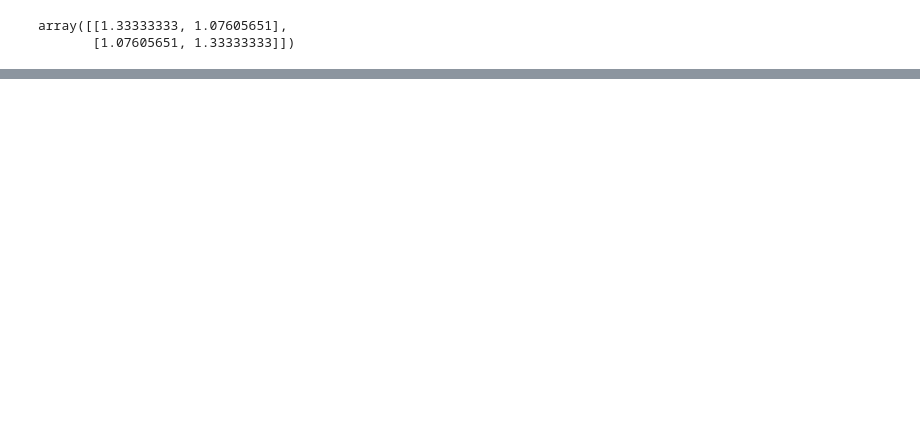
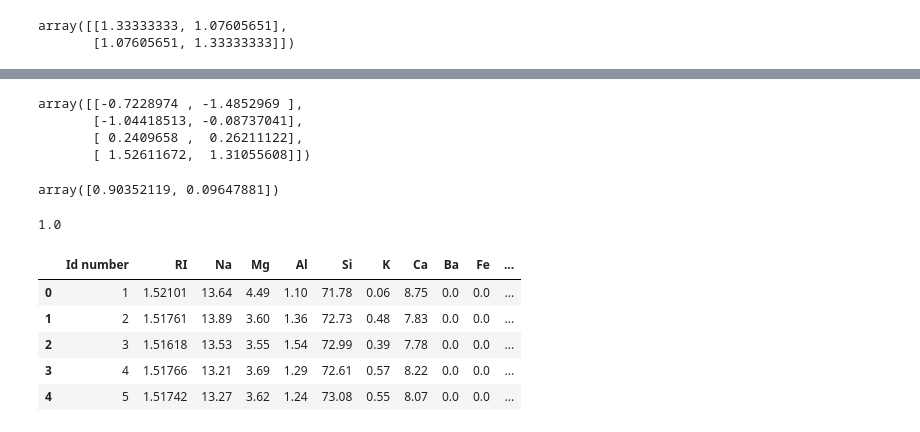
Before and after one commit to Rushi9867/Machine-Learning, a Jupyter notebook: PCA/pca.ipynb, the cells around one changed output, grey strips where cells are left out. Drawn from its saved outputs; the diff is of its cells as text; code cells hidden in the pictures; blank space fills up the shorter version.

```diff
--- a/PCA/pca.ipynb
+++ b/PCA/pca.ipynb
@@ -560,0 +610,25 @@ array([[1.33333333, 1.07605651],
+# %%
+pca.inverse_transform(pca.fit_transform(scaled_data))
+# %% [output]
+array([[-0.7228974 , -1.4852969 ],
+       [-1.04418513, -0.08737041],
+       [ 0.2409658 ,  0.26211122],
+       [ 1.52611672,  1.31055608]])
+# %%
+pca.explained_variance_ratio_
+# %% [output]
+array([0.90352119, 0.09647881])
+# %%
+0.90352119+0.09647881
+# %% [output]
+1.0
+# %%
+df = pd.read_csv("https://gist.githubusercontent.com/yifancui/e1d5ce0ba59ba0c275c0e2efed542a37/raw/dde7dbca24429542ff78964b83aaf064142dd771/data.csv")
+df.head()
+# %% [output]
+|  | Id number | RI | Na | Mg | Al | Si | K | Ca | Ba | Fe | ... |
+| 0 | 1 | 1.52101 | 13.64 | 4.49 | 1.10 | 71.78 | 0.06 | 8.75 | 0.0 | 0.0 | ... |
+| 1 | 2 | 1.51761 | 13.89 | 3.60 | 1.36 | 72.73 | 0.48 | 7.83 | 0.0 | 0.0 | ... |
+| 2 | 3 | 1.51618 | 13.53 | 3.55 | 1.54 | 72.99 | 0.39 | 7.78 | 0.0 | 0.0 | ... |
+| 3 | 4 | 1.51766 | 13.21 | 3.69 | 1.29 | 72.61 | 0.57 | 8.22 | 0.0 | 0.0 | ... |
+| 4 | 5 | 1.51742 | 13.27 | 3.62 | 1.24 | 73.08 | 0.55 | 8.07 | 0.0 | 0.0 | ... |
```
Also changed, not shown: parts of 26 cells of this notebook.
